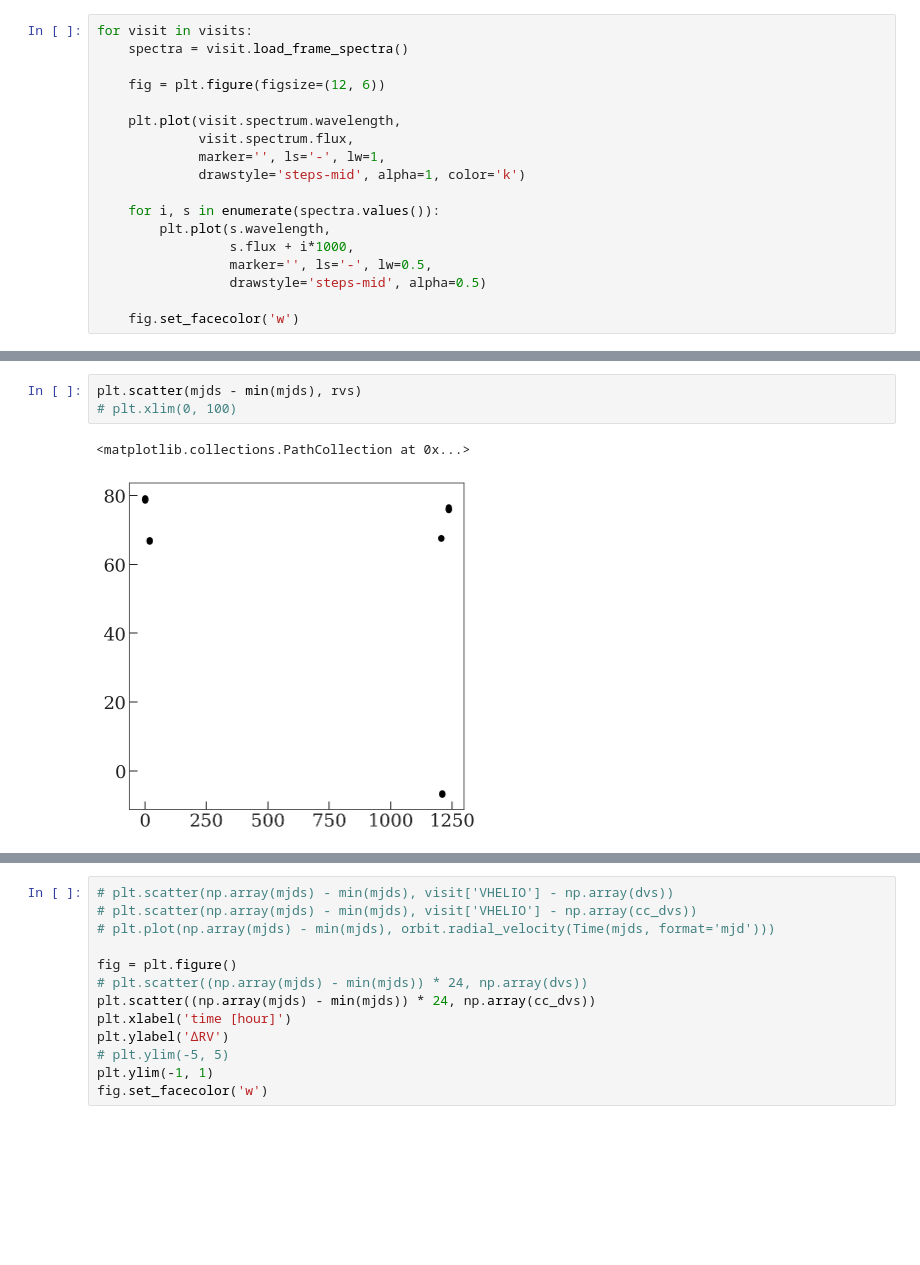
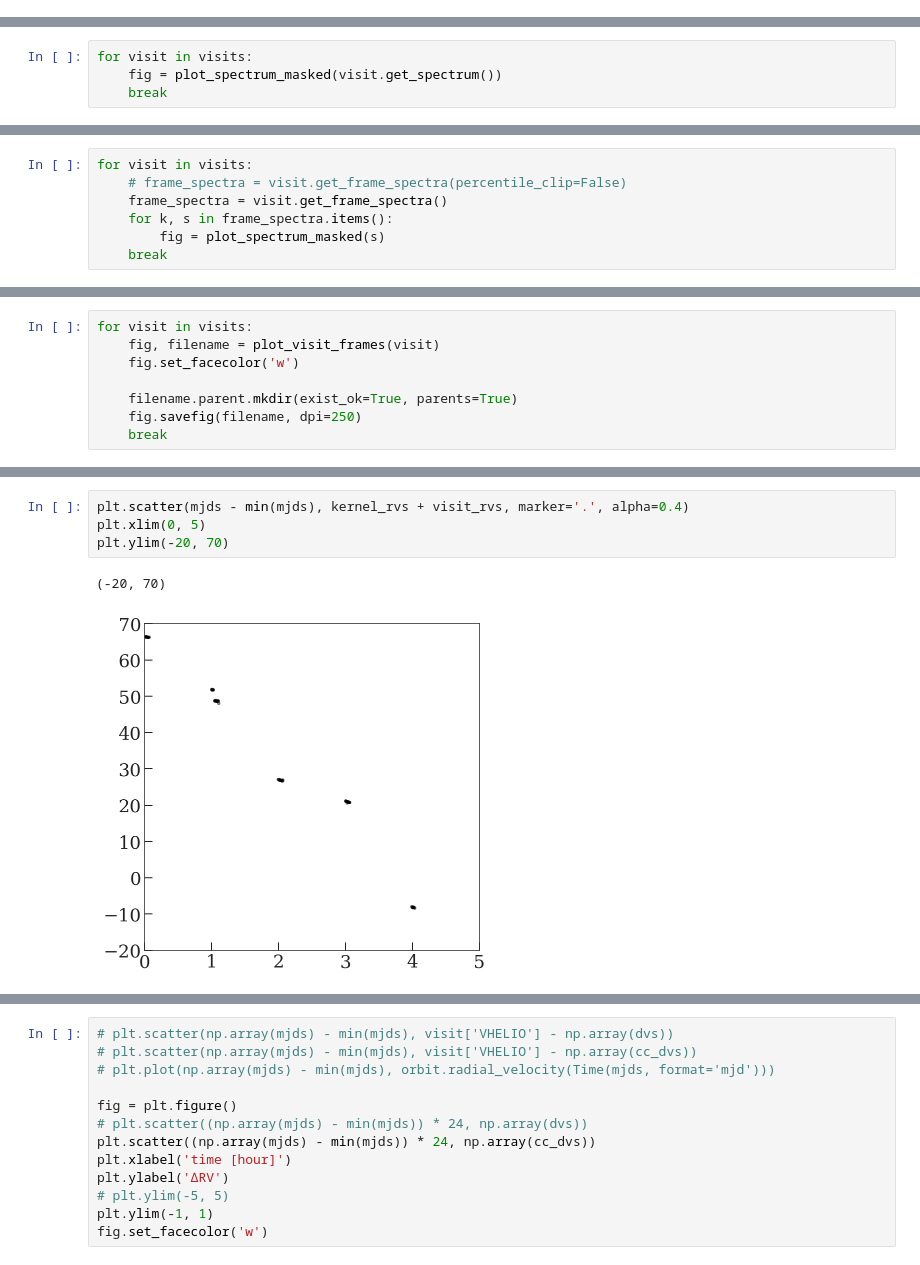
Before and after one commit to adrn/FunDepartment, a Jupyter notebook: notebooks/Run-on-visits.ipynb, the cells around one changed output, grey strips where cells are left out. Saved outputs shown, nothing was run; the diff lists cells and outputs as text; blank space fills up the shorter version.

```diff
--- a/notebooks/Run-on-visits.ipynb
+++ b/notebooks/Run-on-visits.ipynb
@@ -82,18 +74,0 @@ len(visits)
-# %%
-for visit in visits:
-    spectra = visit.load_frame_spectra()
-
-    fig = plt.figure(figsize=(12, 6))
-
-    plt.plot(visit.spectrum.wavelength,
-             visit.spectrum.flux,
-             marker='', ls='-', lw=1,
-             drawstyle='steps-mid', alpha=1, color='k')
-
-    for i, s in enumerate(spectra.values()):
-        plt.plot(s.wavelength,
-                 s.flux + i*1000,
-                 marker='', ls='-', lw=0.5,
-                 drawstyle='steps-mid', alpha=0.5)
-
-    fig.set_facecolor('w')
@@ -154,0 +75,4 @@ for visit in visits:
+# %%
+for visit in visits:
+    fig = plot_spectrum_masked(visit.get_spectrum())
+    break
@@ -154,0 +81,7 @@ for visit in visits:
+# %%
+for visit in visits:
+    # frame_spectra = visit.get_frame_spectra(percentile_clip=False)
+    frame_spectra = visit.get_frame_spectra()
+    for k, s in frame_spectra.items():
+        fig = plot_spectrum_masked(s)
+    break
@@ -154,0 +97,8 @@ for visit in visits:
+# %%
+for visit in visits:
+    fig, filename = plot_visit_frames(visit)
+    fig.set_facecolor('w')
+
+    filename.parent.mkdir(exist_ok=True, parents=True)
+    fig.savefig(filename, dpi=250)
+    break
@@ -155,6 +289,7 @@ for visit in visits:
 # %%
-plt.scatter(mjds - min(mjds), rvs)
-# plt.xlim(0, 100)
+plt.scatter(mjds - min(mjds), kernel_rvs + visit_rvs, marker='.', alpha=0.4)
+plt.xlim(0, 5)
+plt.ylim(-20, 70)
 # %% [output]
-<matplotlib.collections.PathCollection at 0x...>
+(-20, 70)
-[figure, old version]
+[figure, new version]
```
Also changed, not shown: parts of 36 cells of this notebook, 1 other file.
